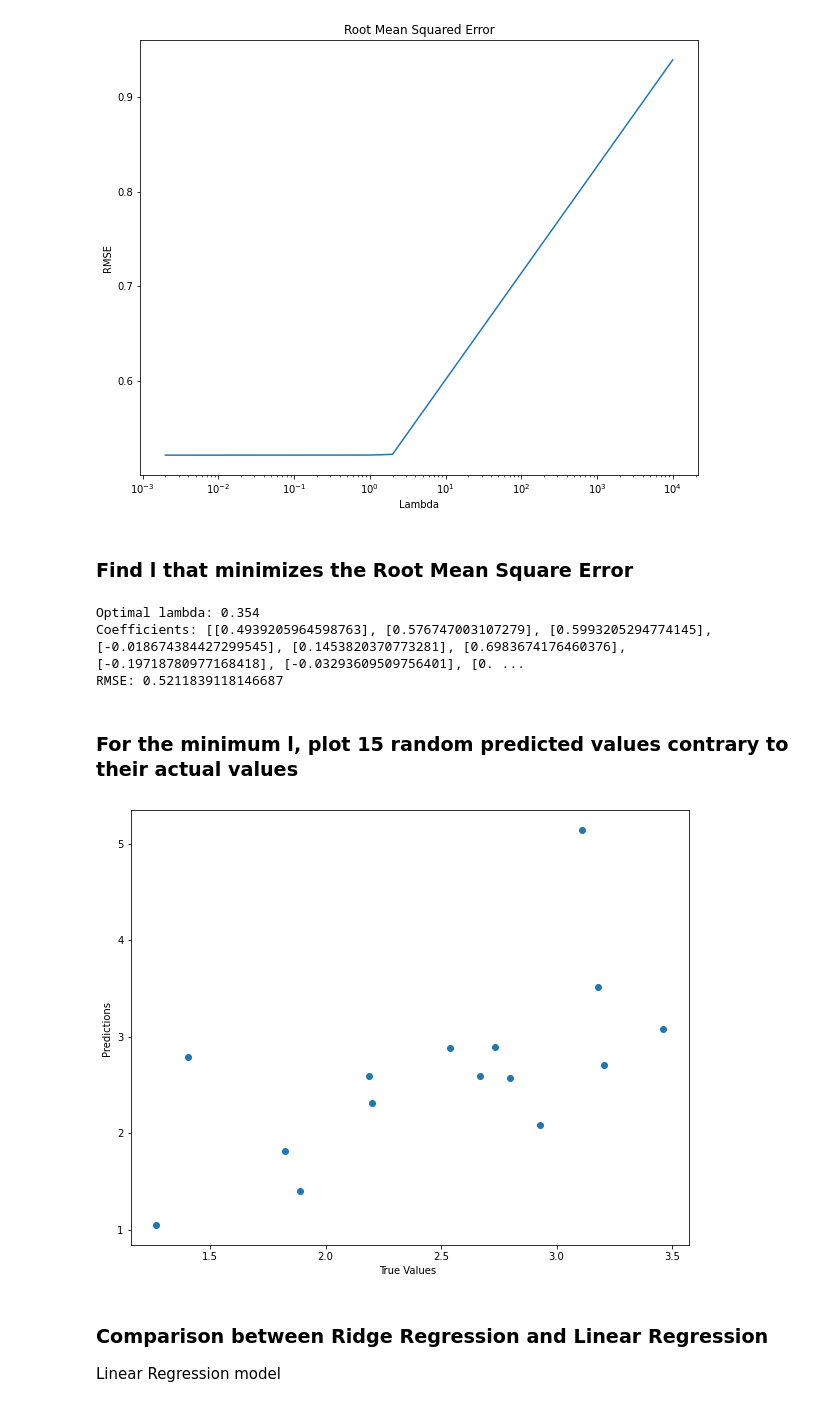
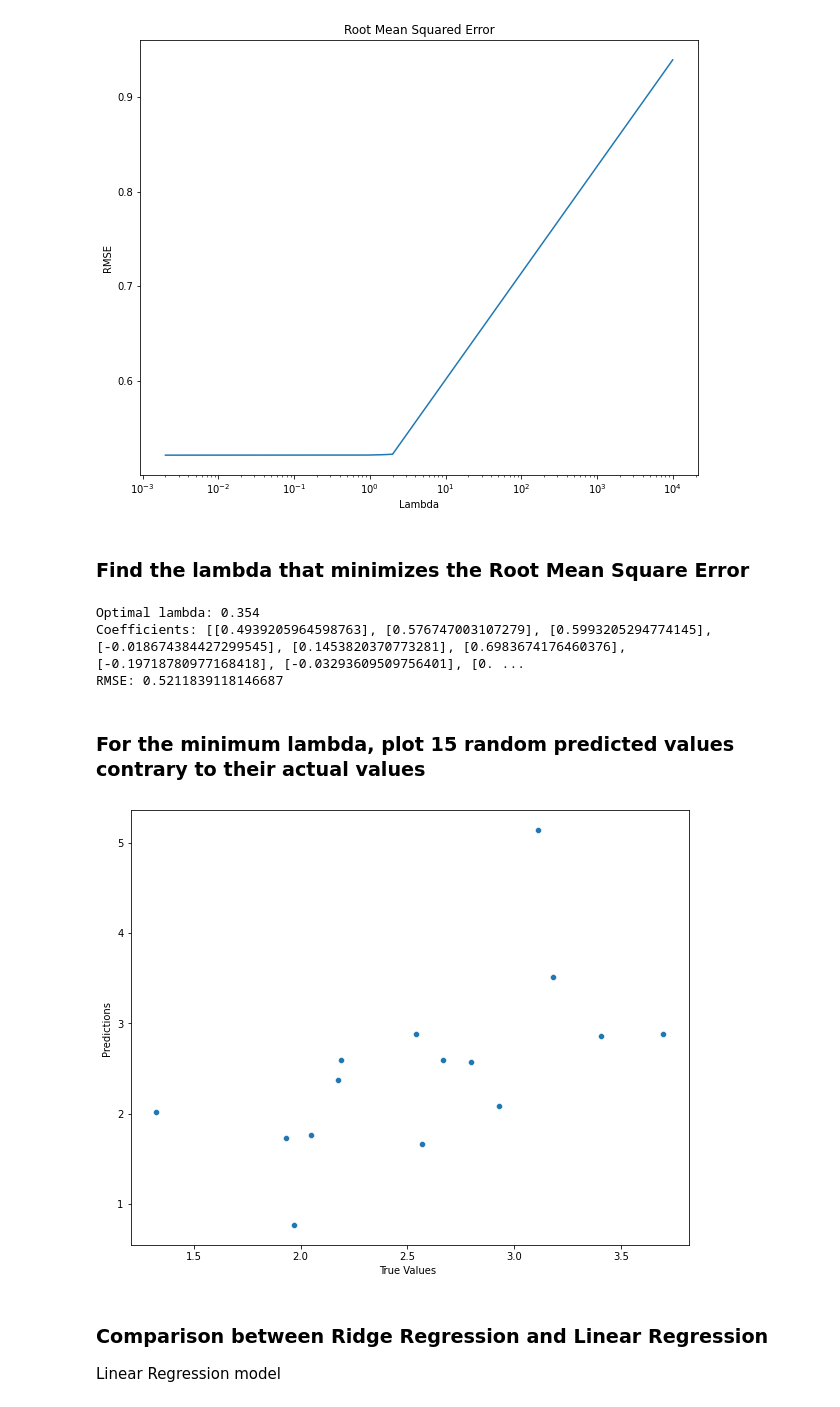
Before and after one commit to VangelisTsiatouras/machine-learning-msc, a Jupyter notebook: naive_bayes_and_regularization/ridge_regression.ipynb, the cells around one changed output. Cells and saved outputs as stored; diff of their text form; code cells hidden in the pictures.

Commit message:
[fix]: added some styling fixes at plots

```diff
--- a/naive_bayes_and_regularization/ridge_regression.ipynb
+++ b/naive_bayes_and_regularization/ridge_regression.ipynb
@@ -156,7 +156,7 @@ plot_rmse(lambdas, rmse)
 [figure]
 [figure]
 # %% [markdown]
-### Find l that minimizes the Root Mean Square Error
+### Find the lambda that minimizes the Root Mean Square Error
 # %%
 idx = rmse.index(min(rmse))
 optimal_lambda = lambdas[idx]
@@ -168,31 +168,27 @@ Optimal lambda: 0.354
 Coefficients: [[0.4939205964598763], [0.576747003107279], [0.5993205294774145], [-0.018674384427299545], [0.1453820370773281], [0.6983674176460376], [-0.19718780977168418], [-0.03293609509756401], [0. ...
 RMSE: 0.5211839118146687
 # %% [markdown]
-### For the minimum l, plot 15 random predicted values contrary to their actual values
+### For the minimum lambda, plot 15 random predicted values contrary to their actual values
 # %%
 rr.fit(X_train, y_train, optimal_lambda)
 y_pred = rr.predict(X_test)
 
 random_indexes = random.sample(range(0, len(y_pred)), 15)
 
 random_pred = []
 random_actual = []
 y_test_list = y_test['lpsa'].tolist()
 
 for idx in random_indexes:
-    random_pred.append(y_pred[idx])
+    random_pred.append(y_pred[idx][0])
     random_actual.append(y_test_list[idx])
 
-g = plt.scatter(random_pred, random_actual)
-# g.axes.set_yscale('log')
-# g.axes.set_xscale('log')
-g.axes.set_xlabel('True Values ')
-g.axes.set_ylabel('Predictions ')
-# g.axes.axis('equal')
-# g.axes.axis('square')
+sns.scatterplot(x=random_pred, y=random_actual)
+plt.xlabel('True Values ')
+plt.ylabel('Predictions ')
 plt.show()
 # %% [output]
-[figure, old version]
+[figure, new version]
 # %% [markdown]
 ### Comparison between Ridge Regression and Linear Regression
 
```
Also changed, not shown: parts of 1 cell of this notebook.
